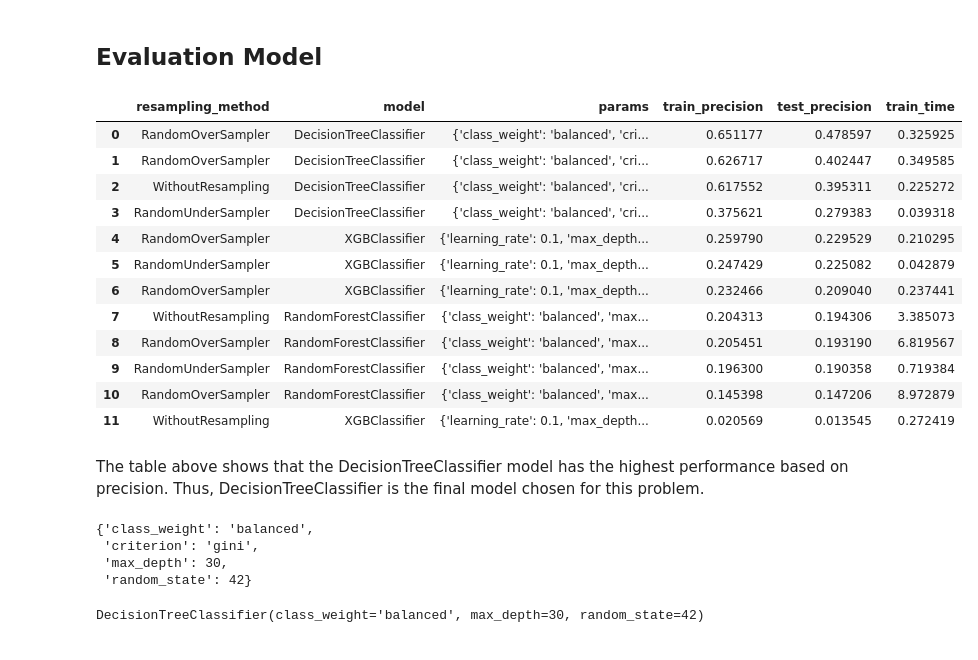
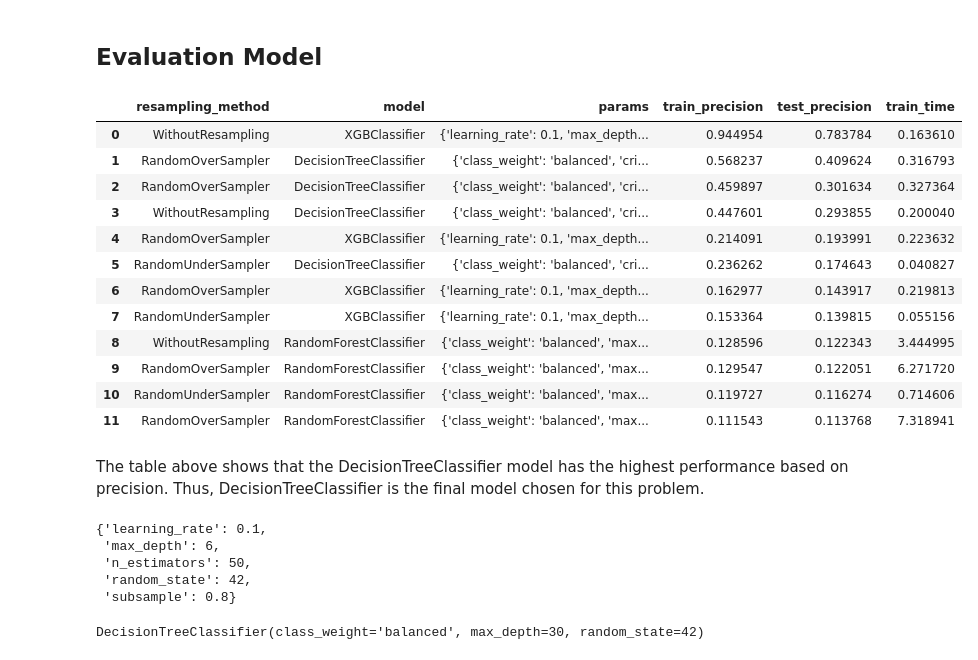
Before and after one commit to crypter70/E-commerce-Transaction-Fraud-Detection, a Jupyter notebook: notebooks/3. Modeling.ipynb, the cells around one changed output. Saved outputs shown, nothing was run; the diff lists cells and outputs as text; code cells hidden in the pictures.

```diff
--- a/notebooks/3. Modeling.ipynb
+++ b/notebooks/3. Modeling.ipynb
@@ -414,56 +388,57 @@ for model in ls_model:
 
         elif sampler == SMOTE:
             resampling_method = RandomOverSampler.__name__
             X_train_eval = X_train_feng['SMOTE']
             y_train_eval = y_train_feng['SMOTE']
 
         else:
             assert ValueError(f"There's no {best_model.iloc[i]['resampling_method']} resampling method in the list")
 
         train_time_t0 = time.time()
         clf.fit(X_train_eval, y_train_eval)
         train_time_t1 = time.time()
         train_time = train_time_t1 - train_time_t0
 
         y_train_pred = clf.predict(X_train_feng['WithoutResampling'])
         y_test_pred = clf.predict(X_test_feng)
 
         score = {'resampling_method' : [resampling_method],
                  'model': [best_model.iloc[i]['model']],
                  'params': [param],
-                 'train_precision': [f1_score(y_train_feng['WithoutResampling'], y_train_pred)],
-                 'test_precision': [f1_score(y_test_feng, y_test_pred)],
+                 'train_precision': [precision_score(y_train_feng['WithoutResampling'], y_train_pred)],
+                 'test_precision': [precision_score(y_test_feng, y_test_pred)],
                  'train_time': [train_time]
                 }
         ls_eval_result.append(pd.DataFrame(score, columns = columns))
 
 
 evaluation_metrics = pd.concat(ls_eval_result, ignore_index = True)
 evaluation_metrics = evaluation_metrics.sort_values(['test_precision'], ascending=False).reset_index().drop(['index'], axis = 1)
 evaluation_metrics
 # %% [output]
 |  | resampling_method | model | params | train_precision | test_precision | train_time |
-| 0 | RandomOverSampler | DecisionTreeClassifier | {'class_weight': 'balanced', 'cri... | 0.651177 | 0.478597 | 0.325925 |
-| 1 | RandomOverSampler | DecisionTreeClassifier | {'class_weight': 'balanced', 'cri... | 0.626717 | 0.402447 | 0.349585 |
-| 2 | WithoutResampling | DecisionTreeClassifier | {'class_weight': 'balanced', 'cri... | 0.617552 | 0.395311 | 0.225272 |
-| 3 | RandomUnderSampler | DecisionTreeClassifier | {'class_weight': 'balanced', 'cri... | 0.375621 | 0.279383 | 0.039318 |
-| 4 | RandomOverSampler | XGBClassifier | {'learning_rate': 0.1, 'max_depth... | 0.259790 | 0.229529 | 0.210295 |
-| 5 | RandomUnderSampler | XGBClassifier | {'learning_rate': 0.1, 'max_depth... | 0.247429 | 0.225082 | 0.042879 |
-| 6 | RandomOverSampler | XGBClassifier | {'learning_rate': 0.1, 'max_depth... | 0.232466 | 0.209040 | 0.237441 |
-| 7 | WithoutResampling | RandomForestClassifier | {'class_weight': 'balanced', 'max... | 0.204313 | 0.194306 | 3.385073 |
-| 8 | RandomOverSampler | RandomForestClassifier | {'class_weight': 'balanced', 'max... | 0.205451 | 0.193190 | 6.819567 |
-| 9 | RandomUnderSampler | RandomForestClassifier | {'class_weight': 'balanced', 'max... | 0.196300 | 0.190358 | 0.719384 |
-| 10 | RandomOverSampler | RandomForestClassifier | {'class_weight': 'balanced', 'max... | 0.145398 | 0.147206 | 8.972879 |
-| 11 | WithoutResampling | XGBClassifier | {'learning_rate': 0.1, 'max_depth... | 0.020569 | 0.013545 | 0.272419 |
+| 0 | WithoutResampling | XGBClassifier | {'learning_rate': 0.1, 'max_depth... | 0.944954 | 0.783784 | 0.163610 |
+| 1 | RandomOverSampler | DecisionTreeClassifier | {'class_weight': 'balanced', 'cri... | 0.568237 | 0.409624 | 0.316793 |
+| 2 | RandomOverSampler | DecisionTreeClassifier | {'class_weight': 'balanced', 'cri... | 0.459897 | 0.301634 | 0.327364 |
+| 3 | WithoutResampling | DecisionTreeClassifier | {'class_weight': 'balanced', 'cri... | 0.447601 | 0.293855 | 0.200040 |
+| 4 | RandomOverSampler | XGBClassifier | {'learning_rate': 0.1, 'max_depth... | 0.214091 | 0.193991 | 0.223632 |
+| 5 | RandomUnderSampler | DecisionTreeClassifier | {'class_weight': 'balanced', 'cri... | 0.236262 | 0.174643 | 0.040827 |
+| 6 | RandomOverSampler | XGBClassifier | {'learning_rate': 0.1, 'max_depth... | 0.162977 | 0.143917 | 0.219813 |
+| 7 | RandomUnderSampler | XGBClassifier | {'learning_rate': 0.1, 'max_depth... | 0.153364 | 0.139815 | 0.055156 |
+| 8 | WithoutResampling | RandomForestClassifier | {'class_weight': 'balanced', 'max... | 0.128596 | 0.122343 | 3.444995 |
+| 9 | RandomOverSampler | RandomForestClassifier | {'class_weight': 'balanced', 'max... | 0.129547 | 0.122051 | 6.271720 |
+| 10 | RandomUnderSampler | RandomForestClassifier | {'class_weight': 'balanced', 'max... | 0.119727 | 0.116274 | 0.714606 |
+| 11 | RandomOverSampler | RandomForestClassifier | {'class_weight': 'balanced', 'max... | 0.111543 | 0.113768 | 7.318941 |
 # %% [markdown]
 The table above shows that the DecisionTreeClassifier model has the highest performance based on precision. Thus, DecisionTreeClassifier is the final model chosen for this problem.
 # %%
 evaluation_metrics['params'][0]
 # %% [output]
-{'class_weight': 'balanced',
- 'criterion': 'gini',
- 'max_depth': 30,
- 'random_state': 42}
+{'learning_rate': 0.1,
+ 'max_depth': 6,
+ 'n_estimators': 50,
+ 'random_state': 42,
+ 'subsample': 0.8}
 # %%
 i = best_model[best_model['model'] == DecisionTreeClassifier.__name__].index.values[0]
 
```
Also changed, not shown: parts of 4 cells of this notebook.
